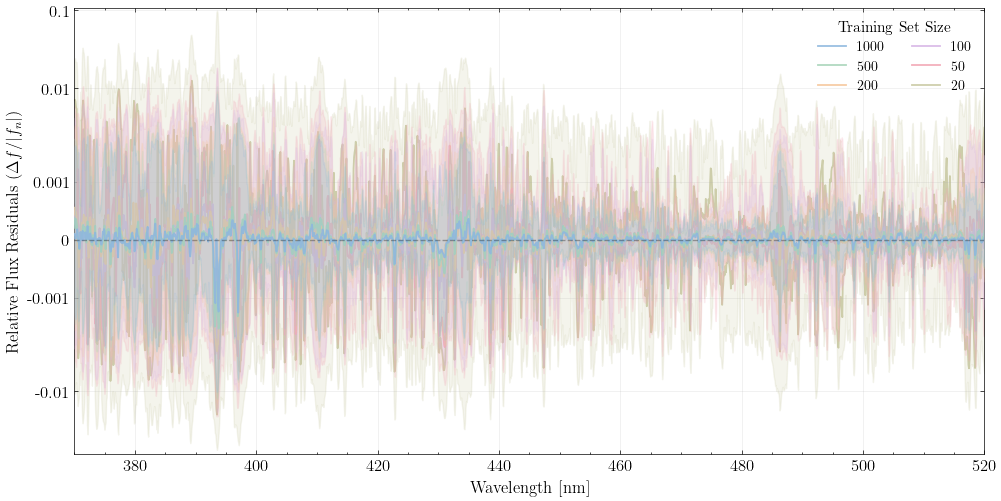
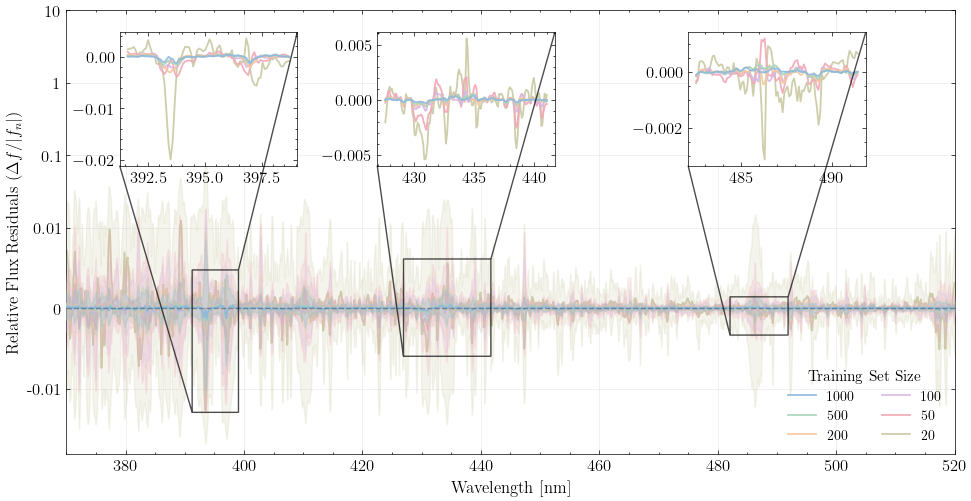
The change to this notebook cell's code, shown as a diff; its figure went from the first image to the second:
--- before
+++ after
@@ -1,9 +1,9 @@
 from matplotlib.ticker import FuncFormatter
 
-plt.figure(figsize=(10, 5), constrained_layout=True)
+fig, ax = plt.subplots(figsize=(10, 5), constrained_layout=True); ax.set_box_aspect(0.5)
 colors = ['#8fb8de', '#a8d5ba', '#f6c79c', '#d7b6e6', '#f2a7b5', '#c9c9a3']
 #colors = ['C0', 'C1', 'C2', 'C3', 'C4', 'C5']
 for i in range(6):
-    plt.plot(
+    ax.plot(
         wavs/10,
         fifty[i],
@@ -15,5 +15,5 @@
         zorder=6-i,
     )
-    plt.fill_between(
+    ax.fill_between(
         wavs/10,
         sixteen[i],
@@ -24,14 +24,53 @@
     )
 
-plt.axhline(0, color='k', linestyle='--', zorder=7, alpha=0.3)
-plt.yscale('symlog', linthresh=0.0015)
-plt.xlim(370, 520)
-plt.grid(alpha=0.25)
-plt.legend(ncol=2, title='Training Set Size', fontsize=10)
-plt.xlabel("Wavelength [nm]", fontsize=12)
-plt.ylabel(f"Relative Flux Residuals ($\\Delta{{f}}/|f_n|$)", fontsize=12)
+ax.axhline(0, color='k', linestyle='--', zorder=7, alpha=0.3)
+ax.set_yscale('symlog', linthresh=0.01)
+ax.set_xlim(370, 520)
+ax.set_ylim(-0.08, 10)
+ax.grid(alpha=0.25)
+ax.legend(loc='lower right', ncol=2, title='Training Set Size', fontsize=10)
+ax.set_xlabel("Wavelength [nm]", fontsize=12)
+ax.set_ylabel(f"Relative Flux Residuals ($\\Delta{{f}}/|f_n|$)", fontsize=12)
 
-ax = plt.gca()
+in1_ax = ax.inset_axes([0.06, 0.65, 0.2, 0.3])
+in2_ax = ax.inset_axes([0.35, 0.65, 0.2, 0.3])
+in3_ax = ax.inset_axes([0.7, 0.65, 0.2, 0.3])
+
+for i in range(6):
+    in1_ax.plot(
+        wavs[240:320]/10,
+        fifty[i][240:320],
+        label=f"{sets[i]}",
+        color=colors[i],
+        linestyle='-',
+        linewidth=1.3,
+        alpha=0.9,
+        zorder=6-i,
+    )
+    in2_ax.plot(
+            wavs[640:790]/10,
+            fifty[i][640:790],
+            label=f"{sets[i]}",
+            color=colors[i],
+            linestyle='-',
+            linewidth=1.3,
+            alpha=0.9,
+            zorder=6-i,
+        )
+    in3_ax.plot(
+            wavs[1250:1350]/10,
+            fifty[i][1250:1350],
+            label=f"{sets[i]}",
+            color=colors[i],
+            linestyle='-',
+            linewidth=1.3,
+            alpha=0.9,
+            zorder=6-i,
+    )
+
 ax.yaxis.set_major_formatter(FuncFormatter(lambda y, _: f"{y:.3f}".rstrip('0').rstrip('.')))
+ax.indicate_inset_zoom(in1_ax, edgecolor='k', alpha=0.7, zorder=10)
+ax.indicate_inset_zoom(in2_ax, edgecolor='k', alpha=0.7, zorder=10)
+ax.indicate_inset_zoom(in3_ax, edgecolor='k', alpha=0.7, zorder=10)
 
 plt.savefig('/home/vmehta/honours-project/thesis/figures/training-set-residuals.pdf', format='pdf')

Commit: fixing a plot idk